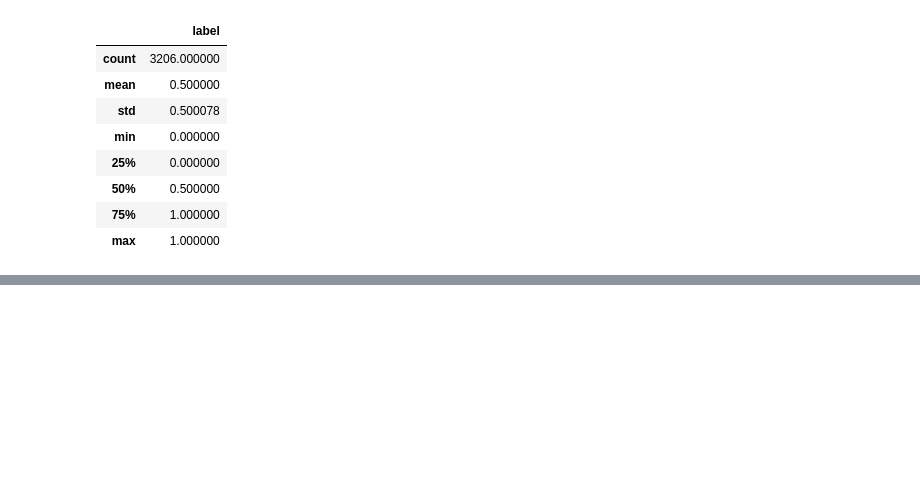
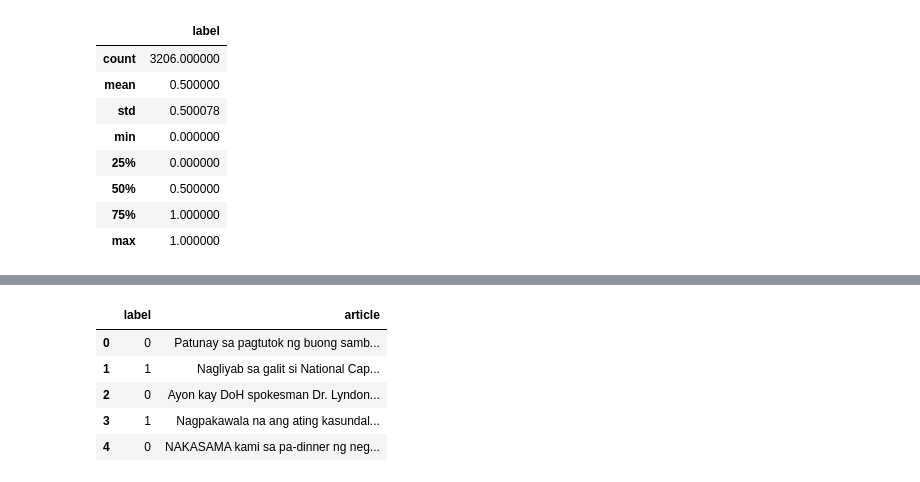
Before and after one commit to mart-anthony-stark/Machine-Learning-and-Deep-Learning, a Jupyter notebook: Fake_News_Detection_PH.ipynb, the cells around one changed output, grey strips where cells are left out. Saved outputs shown, nothing was run; the diff lists cells and outputs as text; code cells hidden in the pictures; blank space fills up the shorter version.

```diff
--- a/Fake_News_Detection_PH.ipynb
+++ b/Fake_News_Detection_PH.ipynb
@@ -74,0 +54,9 @@ stopwords.fileids()
+# %%
+df.head()
+# %% [output]
+|  | label | article |
+| 0 | 0 | Patunay sa pagtutok ng buong samb... |
+| 1 | 1 | Nagliyab sa galit si National Cap... |
+| 2 | 0 | Ayon kay DoH spokesman Dr. Lyndon... |
+| 3 | 1 | Nagpakawala na ang ating kasundal... |
+| 4 | 0 | NAKASAMA kami sa pa-dinner ng neg... |
```
Also changed, not shown: parts of 14 cells of this notebook.
